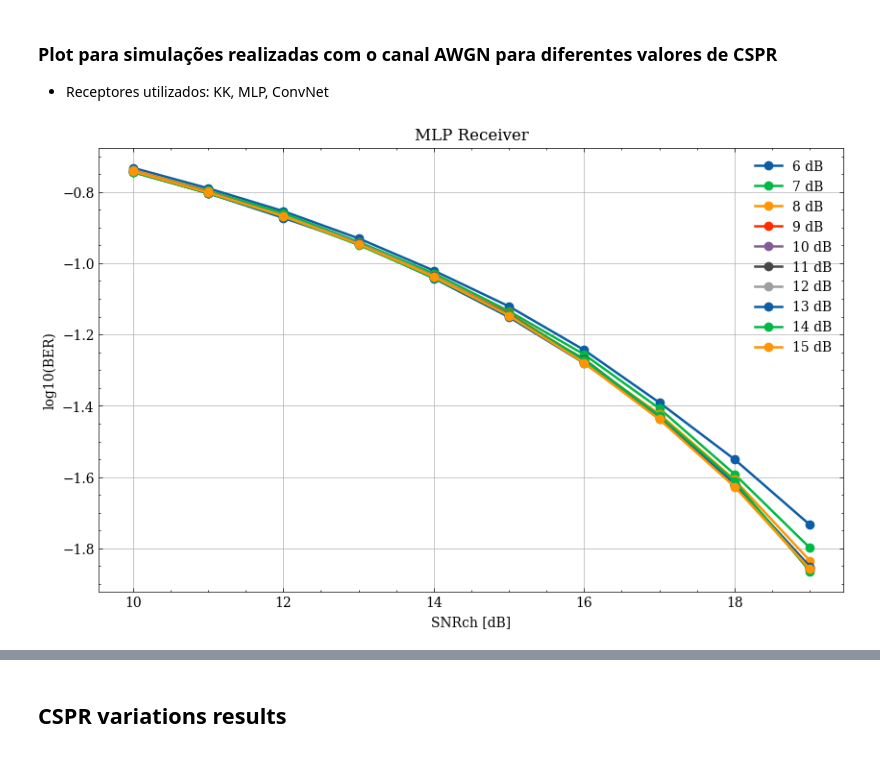
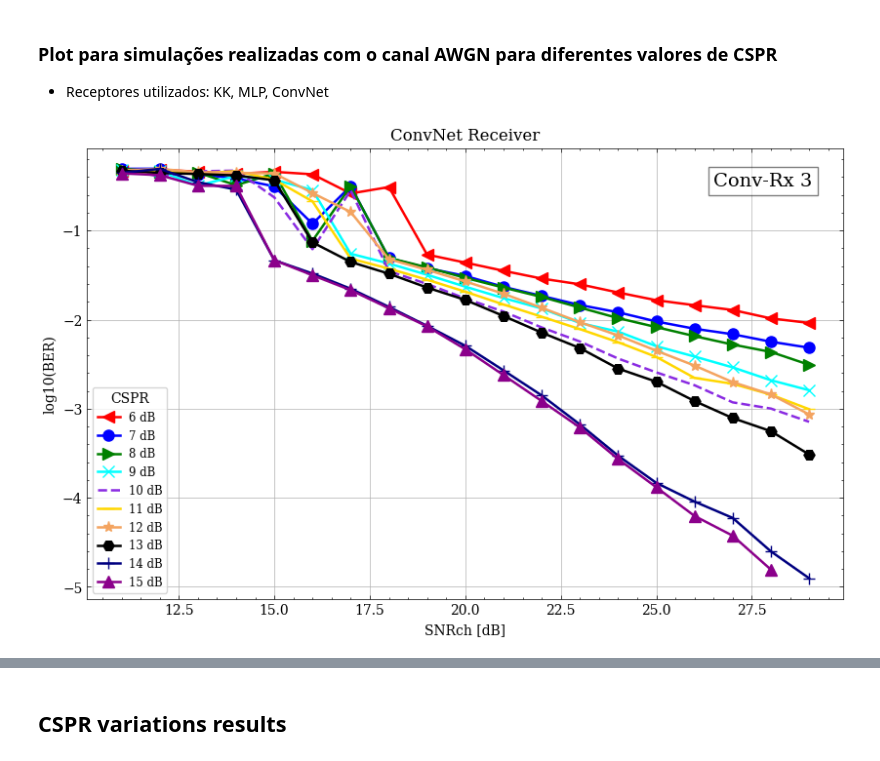
Before and after one commit to silasabs/PIVIC-PIBIC-Comunicacoes-Opticas, a Jupyter notebook: jupyter notebooks/Pibic_Results_PhaseRetrieval.ipynb, the cells around one changed output, grey strips where cells are left out. Cells and saved outputs as stored; diff of their text form; code cells hidden in the pictures.

```diff
--- a/jupyter notebooks/Pibic_Results_PhaseRetrieval.ipynb
+++ b/jupyter notebooks/Pibic_Results_PhaseRetrieval.ipynb
@@ -29,10 +29,10 @@ def loadArray(file_path):
 ### Carrega os dados das simulações
 # %%
 # Dados para as métricas de CSPR
-CSPR_BER = loadArray(r'C:\Users\optic\Documents\PIVIC-PIBIC-Comunicacoes-Opticas\resultados\Data\Pibic\CSPR_BER_SpS_4_128_Sample_0'+str('_awgn_symbTx.npy'))
-CSPR_SNR = loadArray(r'C:\Users\optic\Documents\PIVIC-PIBIC-Comunicacoes-Opticas\resultados\Data\Pibic\CSPR_SNR_SpS_4_128_Sample_0'+str('_awgn_symbTx.npy'))
-CSPR_SIR = loadArray(r'C:\Users\optic\Documents\PIVIC-PIBIC-Comunicacoes-Opticas\resultados\Data\Pibic\CSPR_SIR_SpS_4_128_Sample_0'+str('_awgn_symbTx.npy'))
-CSPR_SER = loadArray(r'C:\Users\optic\Documents\PIVIC-PIBIC-Comunicacoes-Opticas\resultados\Data\Pibic\CSPR_SER_SpS_4_128_Sample_0'+str('_awgn_symbTx.npy'))
+CSPR_BER = loadArray(r'C:\Users\optic\Documents\PIVIC-PIBIC-Comunicacoes-Opticas\resultados\Data\Pibic\CSPR_BER_SpS_4_128_Sample_0'+str('_awgn.npy'))
+CSPR_SNR = loadArray(r'C:\Users\optic\Documents\PIVIC-PIBIC-Comunicacoes-Opticas\resultados\Data\Pibic\CSPR_SNR_SpS_4_128_Sample_0'+str('_awgn.npy'))
+CSPR_SIR = loadArray(r'C:\Users\optic\Documents\PIVIC-PIBIC-Comunicacoes-Opticas\resultados\Data\Pibic\CSPR_SIR_SpS_4_128_Sample_0'+str('_awgn.npy'))
+CSPR_SER = loadArray(r'C:\Users\optic\Documents\PIVIC-PIBIC-Comunicacoes-Opticas\resultados\Data\Pibic\CSPR_SER_SpS_4_128_Sample_0'+str('_awgn.npy'))
 # CSPR_BER_0 = loadArray(r'C:\Users\optic\Documents\PIVIC-PIBIC-Comunicacoes-Opticas\resultados\Data\Pibic\CSPR_BER_SpS_4_128_Sample_0'+str('_awgn.npy'))
 # CSPR_BER_1 = loadArray(r'C:\Users\optic\Documents\PIVIC-PIBIC-Comunicacoes-Opticas\resultados\Data\Pibic\CSPR_BER_SpS_4_128_Sample_1'+str('_awgn.npy'))
 # CSPR_BER_2 = loadArray(r'C:\Users\optic\Documents\PIVIC-PIBIC-Comunicacoes-Opticas\resultados\Data\Pibic\CSPR_BER_SpS_4_128_Sample_2'+str('_awgn.npy'))
@@ -117,17 +117,22 @@ FO_SNR = np.mean([FO_SNR_0, FO_SNR_1, FO_SNR_2, FO_SNR_3, FO_SNR_4], axis=0)
 - Receptores utilizados: KK, MLP, ConvNet
 # %%
 loPower = np.arange(6,16,1)
-SNR_values = np.arange(10,20,1)
+SNR_values = np.arange(11,30,1)
+OSNR = ((1*32e9)*SNR_values)/(2*12.5e9)
 
 plt.figure(figsize=(10,6))
 
+labels = ['-<', '-o', '->', '-x', '--', '-_', '-*', '-H', '-+', '-^']
+colors = ['red', 'blue', 'green', 'aqua', 'blueviolet', 'gold', 'sandybrown', 'black', 'navy', 'darkmagenta']
+
 for index, indCSPR in enumerate(loPower):
-    plt.plot(SNR_values, np.log10(CSPR_BER[:,index][1]), '-o', label=str(indCSPR)+' dB')
+    plt.plot(SNR_values, np.log10(CSPR_BER[:,index][2]), labels[index], markersize=8, color = colors[index], label=str(indCSPR)+' dB')
 
-plt.legend();
-plt.title('MLP Receiver')
+plt.legend(title="CSPR", loc=3, fontsize='small', frameon=True);
+plt.text(26.5,-0.5,'Conv-Rx 3', fontsize = 14, bbox=dict(facecolor='white', alpha=0.5))
+plt.title('ConvNet Receiver');
 plt.xlabel('SNRch [dB]');
 plt.ylabel('log10(BER)');
 plt.grid();
 # %% [output]
-[figure, old version]
+[figure, new version]
```
Also changed, not shown: parts of 8 cells of this notebook, 1 other file.
